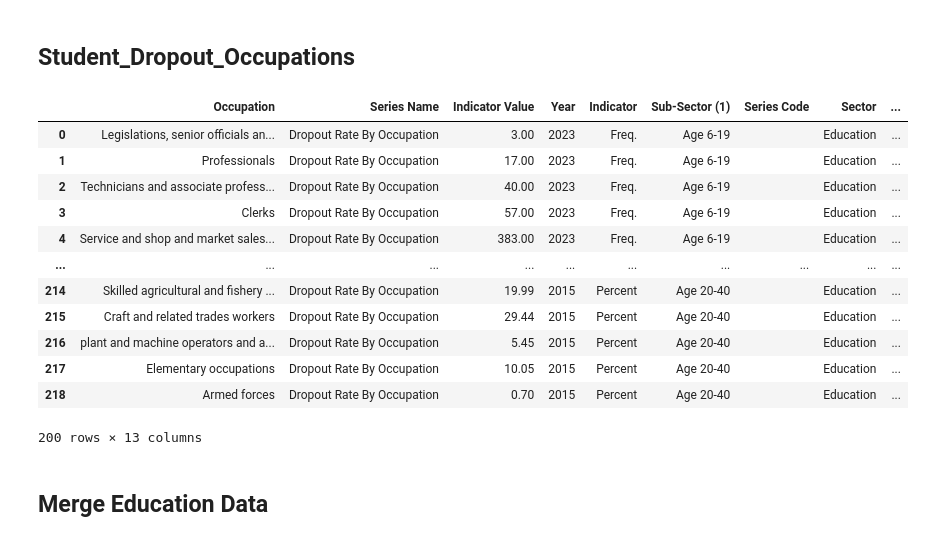
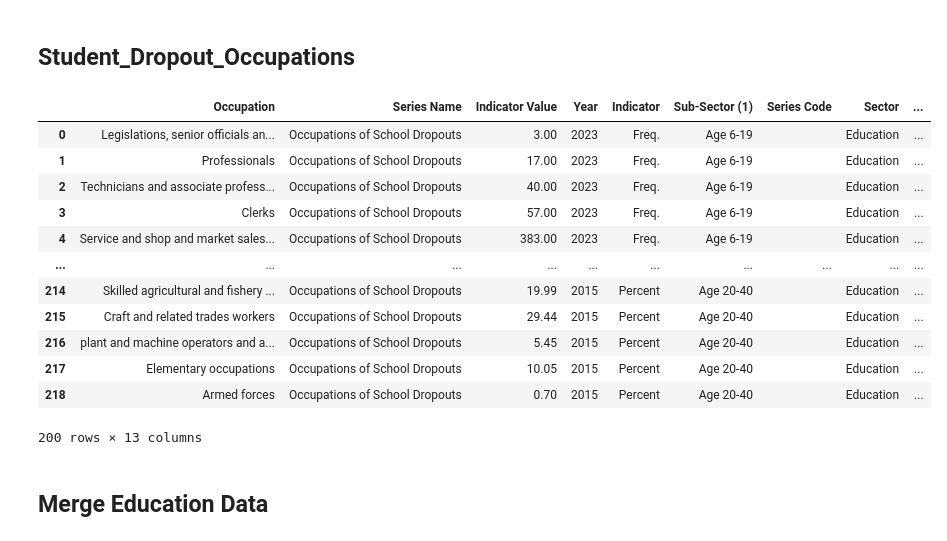
Before and after one commit to whatanakKean/cdri-data-hub-web-view, a Jupyter notebook: src/etl/experiments.ipynb, the cells around one changed output. Drawn from its saved outputs; the diff is of its cells as text; code cells hidden in the pictures.

```diff
--- a/src/etl/experiments.ipynb
+++ b/src/etl/experiments.ipynb
@@ -784,45 +816,45 @@ for sheet in sheet_names:
     unpivoted_data.rename(columns={
         "Unnamed: 1_level_0_What was  ..[NAME].. 's main occupation/economic activity during the past 7 days?": "Occupation"
     }, inplace=True)
 
     unpivoted_data["Sub-Sector (1)"] = "Age 6-19" if sheet=="dropout_age_6-19" else "Age 20-40"
 
     # Append the processed data to the list
     df_list.append(unpivoted_data)
 
 # Concatenate all DataFrames in the list
 student_dropout_rates_by_occupation = pd.concat(df_list, ignore_index=True)
 
 
 student_dropout_rates_by_occupation["Series Code"] = ""
-student_dropout_rates_by_occupation["Series Name"] = "Dropout Rate By Occupation"
+student_dropout_rates_by_occupation["Series Name"] = "Occupations of School Dropouts"
 student_dropout_rates_by_occupation["Sector"] = "Education"
 
 student_dropout_rates_by_occupation["Sub-Sector (2)"] = ""
 student_dropout_rates_by_occupation["Source"] = "NIS-Cambodia Socio-Economic Survey"
 student_dropout_rates_by_occupation["Latitude"] = ""
 student_dropout_rates_by_occupation["Longtitude"] = ""
 student_dropout_rates_by_occupation["Indicator Unit"] = student_dropout_rates_by_occupation["Indicator"].apply(lambda x: "Number" if x == "Freq." else "%")
 
 # Drop "Total" value
 student_dropout_rates_by_occupation = student_dropout_rates_by_occupation[
     student_dropout_rates_by_occupation["Occupation"] != "Total"
 ]
 
 student_dropout_rates_by_occupation
 # %% [output]
 |  | Occupation | Series Name | Indicator Value | Year | Indicator | Sub-Sector (1) | Series Code | Sector | ... |
-| 0 | Legislations, senior officials an... | Dropout Rate By Occupation | 3.00 | 2023 | Freq. | Age 6-19 |  | Education | ... |
-| 1 | Professionals | Dropout Rate By Occupation | 17.00 | 2023 | Freq. | Age 6-19 |  | Education | ... |
-| 2 | Technicians and associate profess... | Dropout Rate By Occupation | 40.00 | 2023 | Freq. | Age 6-19 |  | Education | ... |
-| 3 | Clerks | Dropout Rate By Occupation | 57.00 | 2023 | Freq. | Age 6-19 |  | Education | ... |
-| 4 | Service and shop and market sales... | Dropout Rate By Occupation | 383.00 | 2023 | Freq. | Age 6-19 |  | Education | ... |
+| 0 | Legislations, senior officials an... | Occupations of School Dropouts | 3.00 | 2023 | Freq. | Age 6-19 |  | Education | ... |
+| 1 | Professionals | Occupations of School Dropouts | 17.00 | 2023 | Freq. | Age 6-19 |  | Education | ... |
+| 2 | Technicians and associate profess... | Occupations of School Dropouts | 40.00 | 2023 | Freq. | Age 6-19 |  | Education | ... |
+| 3 | Clerks | Occupations of School Dropouts | 57.00 | 2023 | Freq. | Age 6-19 |  | Education | ... |
+| 4 | Service and shop and market sales... | Occupations of School Dropouts | 383.00 | 2023 | Freq. | Age 6-19 |  | Education | ... |
 | ... | ... | ... | ... | ... | ... | ... | ... | ... | ... |
-| 214 | Skilled agricultural and fishery ... | Dropout Rate By Occupation | 19.99 | 2015 | Percent | Age 20-40 |  | Education | ... |
-| 215 | Craft and related trades workers | Dropout Rate By Occupation | 29.44 | 2015 | Percent | Age 20-40 |  | Education | ... |
-| 216 | plant and machine operators and a... | Dropout Rate By Occupation | 5.45 | 2015 | Percent | Age 20-40 |  | Education | ... |
-| 217 | Elementary occupations | Dropout Rate By Occupation | 10.05 | 2015 | Percent | Age 20-40 |  | Education | ... |
-| 218 | Armed forces | Dropout Rate By Occupation | 0.70 | 2015 | Percent | Age 20-40 |  | Education | ... |
+| 214 | Skilled agricultural and fishery ... | Occupations of School Dropouts | 19.99 | 2015 | Percent | Age 20-40 |  | Education | ... |
+| 215 | Craft and related trades workers | Occupations of School Dropouts | 29.44 | 2015 | Percent | Age 20-40 |  | Education | ... |
+| 216 | plant and machine operators and a... | Occupations of School Dropouts | 5.45 | 2015 | Percent | Age 20-40 |  | Education | ... |
+| 217 | Elementary occupations | Occupations of School Dropouts | 10.05 | 2015 | Percent | Age 20-40 |  | Education | ... |
+| 218 | Armed forces | Occupations of School Dropouts | 0.70 | 2015 | Percent | Age 20-40 |  | Education | ... |
 200 rows × 13 columns
 # %% [markdown]
 ## Merge Education Data
```
Also changed, not shown: parts of 7 cells of this notebook, 8 other files.
